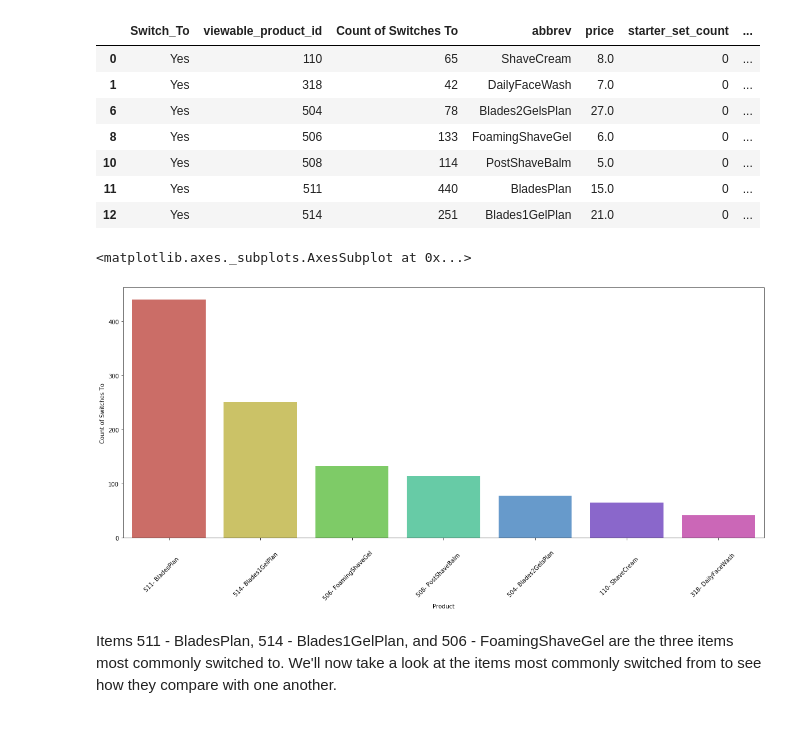
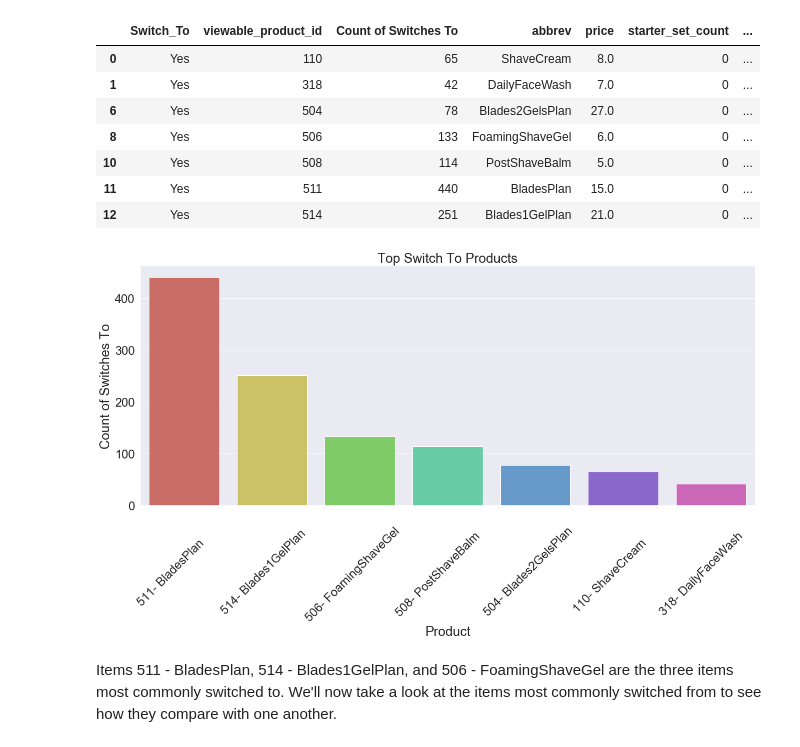
Before and after one commit to drdavis043/SwitchAnalysis, a Jupyter notebook: SubscriptionSwitchAnalysis.ipynb, the cells around one changed output. Drawn from its saved outputs; the diff is of its cells as text; code cells hidden in the pictures.

```diff
--- a/SubscriptionSwitchAnalysis.ipynb
+++ b/SubscriptionSwitchAnalysis.ipynb
@@ -567,6 +569,8 @@ final_profit
 # %%
 #Visualize Profitability by Switch classification.
 fig, ax = plt.subplots(figsize=(12, 8))
+sns.set(font_scale = 2)
 sns.barplot(x = 'Switch', y = 'Mean_Profit', ax=ax, data = final_profit,
-            palette = 'hls')
+            palette = 'hls').set(title='Profit By Switch Classification')
+plt.savefig('Switch_Profit');
 # %% [output]
@@ -575,6 +578,8 @@ sns.barplot(x = 'Switch', y = 'Mean_Profit', ax=ax, data = final_profit,
 # %%
 #Visualize subscription length by Switch classification.
 fig, ax = plt.subplots(figsize=(12, 8))
+sns.set(font_scale = 2)
 sns.barplot(x = 'Switch', y = 'Mean_Months', ax=ax, data = final_profit,
-            palette = 'hls')
+            palette = 'hls').set(title='Subscription Length by Switch Classification')
+plt.savefig('Switch_Length');
 # %% [output]
@@ -604,13 +608,14 @@ switch_to
 # %%
 #Visualize Switch_To counts.
 fig, ax = plt.subplots(figsize=(20, 8))
 plt.xticks(rotation=45)
+sns.set(font_scale = 2)
 sns.barplot(x = 'Product', y = 'Count of Switches To', ax=ax, data = switch_to,
             order=switch_to.sort_values('Count of Switches To', ascending=False).Product,
-            palette = 'hls')
+            palette = 'hls').set(title='Top Switch To Products')
+plt.savefig('Switch_To',bbox_inches="tight");
 # %% [output]
-<matplotlib.axes._subplots.AxesSubplot at 0x...>
-[figure, old version]
+[figure, new version]
 # %% [markdown]
 Items 511 - BladesPlan, 514 - Blades1GelPlan, and 506 - FoamingShaveGel are the three items most commonly switched to. We'll now take a look at the items most commonly switched from to see how they compare with one another.
 # %%
```
Also changed, not shown: parts of 7 cells of this notebook.
